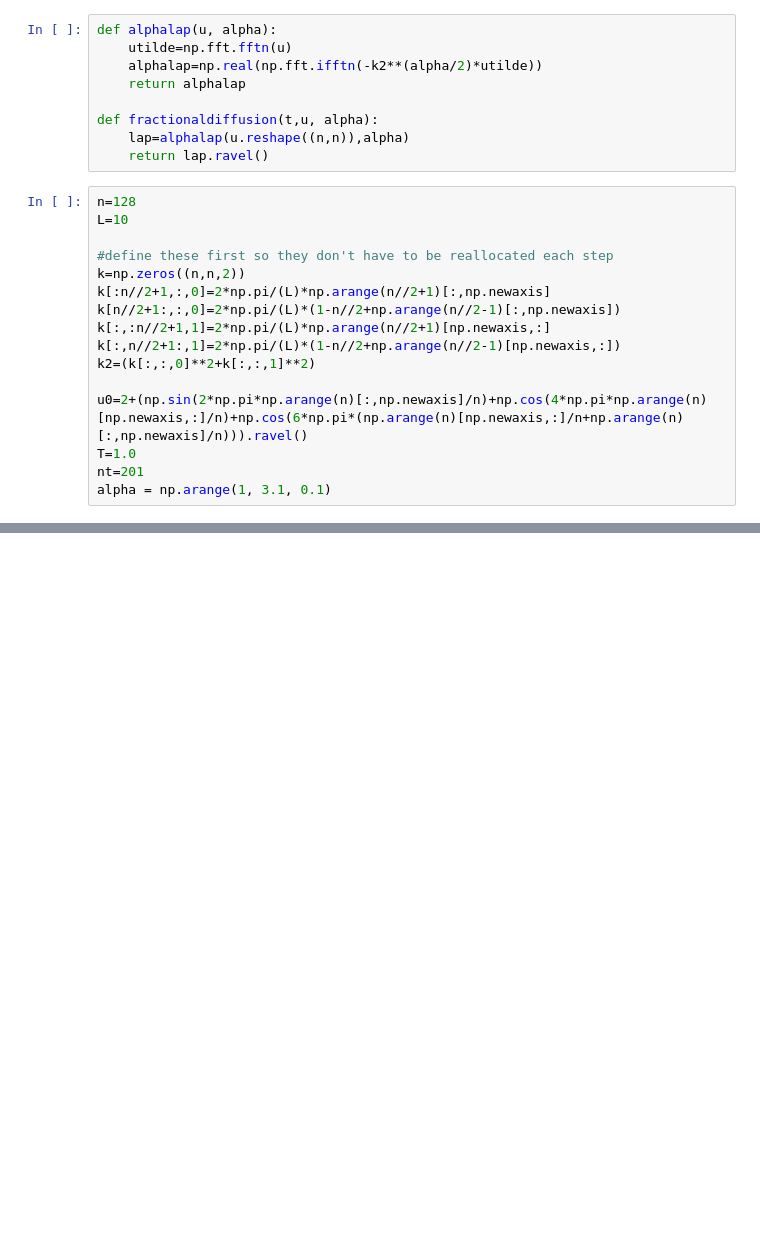
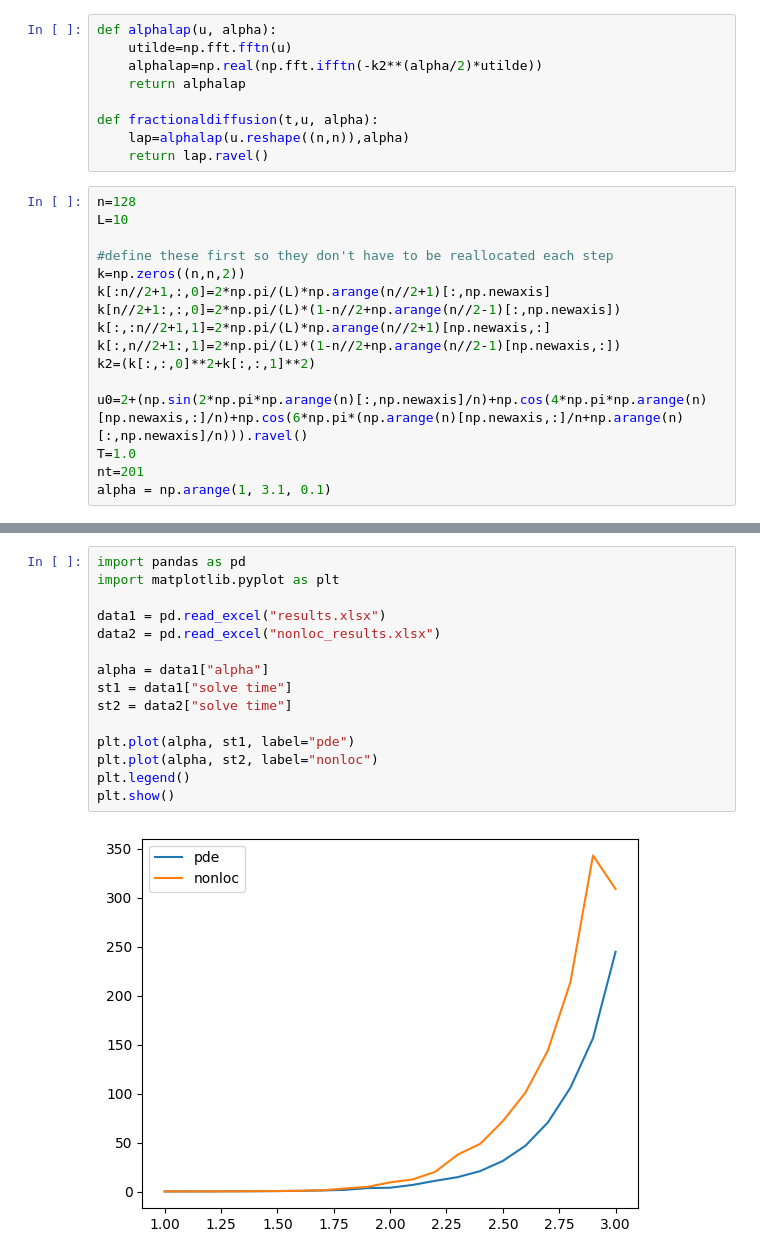
Before and after one commit to PeterXQC/pysindy-nonlocal_interaction, a Jupyter notebook: nonloc_lib_test.ipynb, the cells around one changed output, grey strips where cells are left out. Drawn from its saved outputs; the diff is of its cells as text; blank space fills up the shorter version.

Commit message:
add result.xlsx

```diff
--- a/nonloc_lib_test.ipynb
+++ b/nonloc_lib_test.ipynb
@@ -160,3 +233,20 @@ for i in range(len(alpha)):
 
 df = pd.DataFrame(results)
 df.to_excel("results.xlsx", index=False)
+# %%
+import pandas as pd
+import matplotlib.pyplot as plt
+
+data1 = pd.read_excel("results.xlsx")
+data2 = pd.read_excel("nonloc_results.xlsx")
+
+alpha = data1["alpha"]
+st1 = data1["solve time"]
+st2 = data2["solve time"]
+
+plt.plot(alpha, st1, label="pde")
+plt.plot(alpha, st2, label="nonloc")
+plt.legend()
+plt.show()
+# %% [output]
+[figure, added]
```
Also changed, not shown: parts of 4 cells of this notebook, 5 other files.
